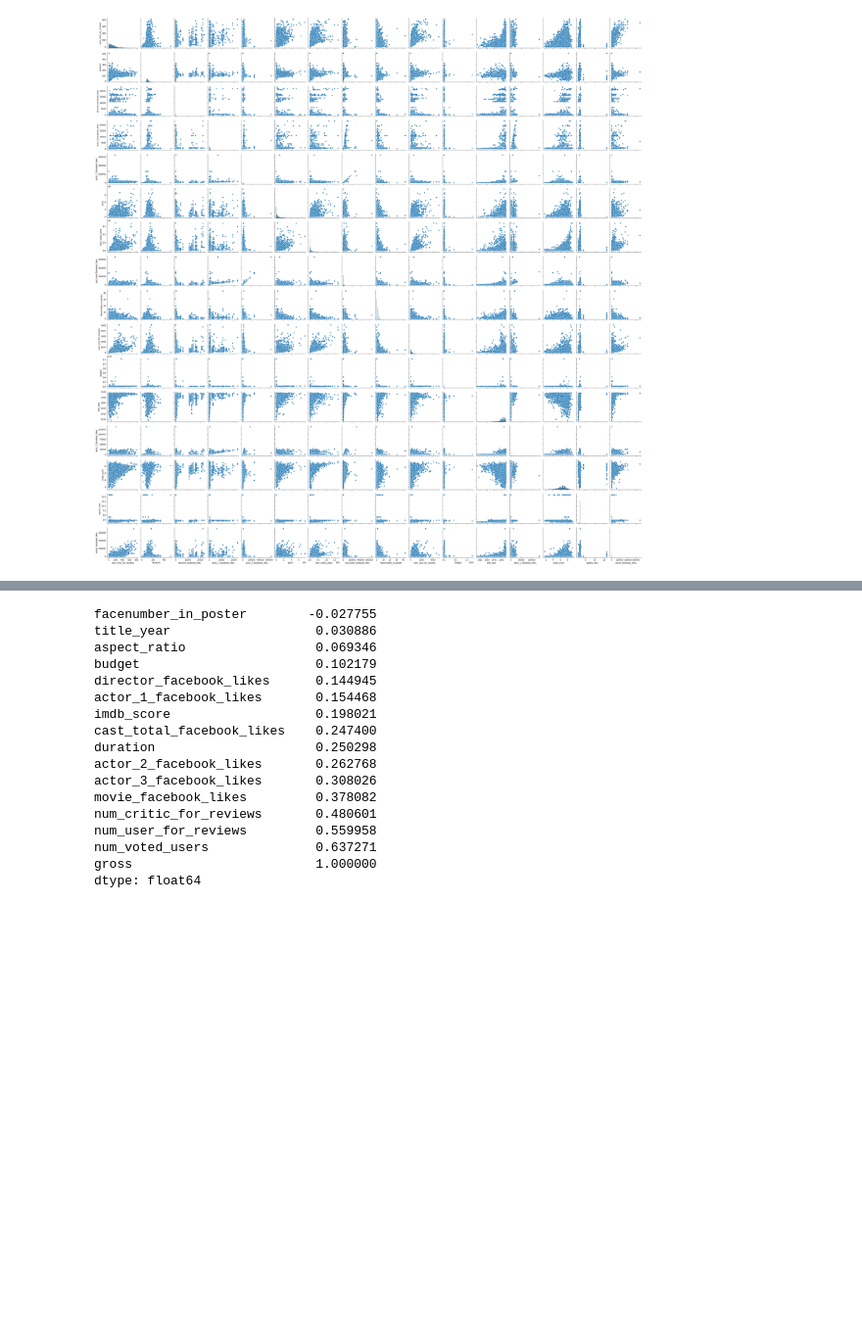
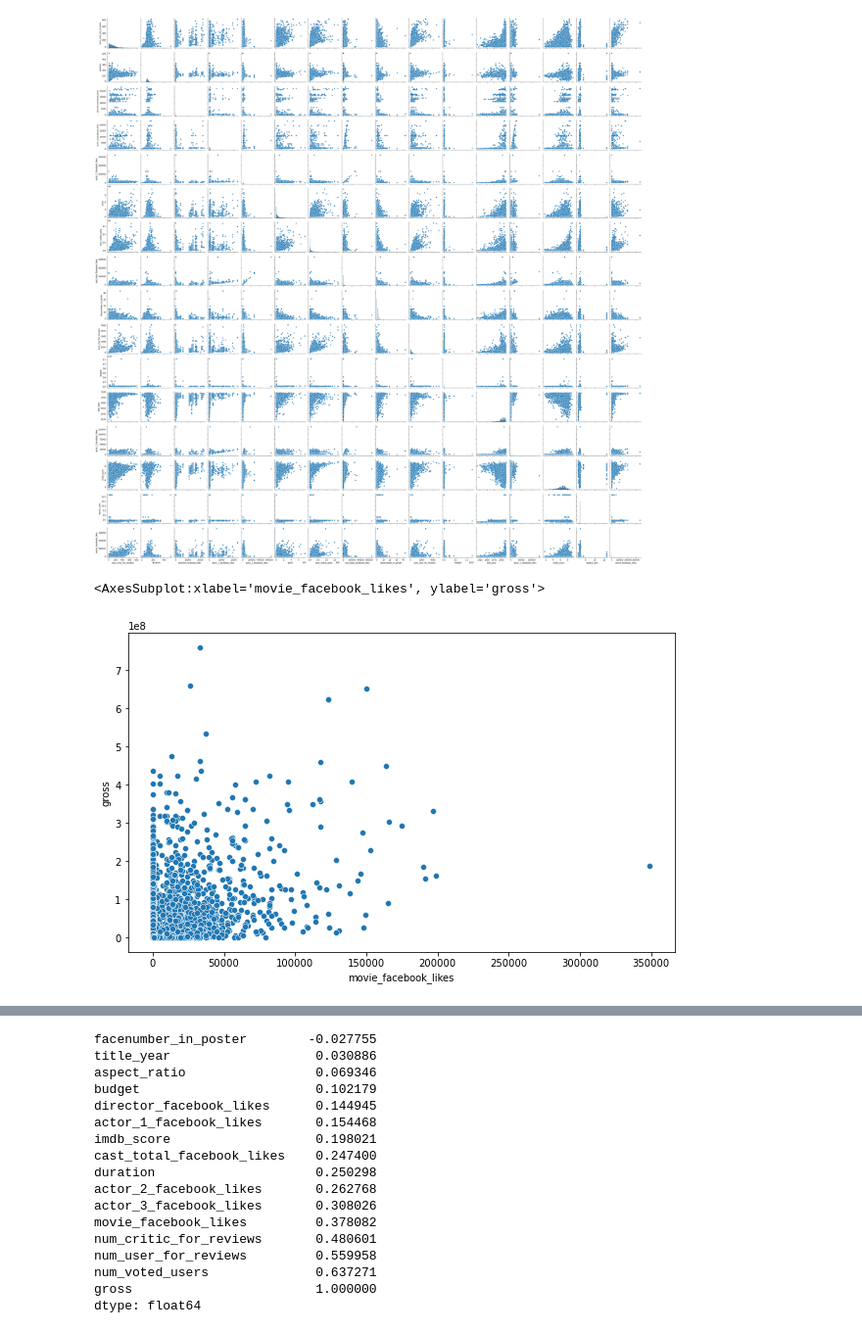
Before and after one commit to kennyeon/Too-Pullz-Project, a Jupyter notebook: Project Code Template.ipynb, the cells around one changed output, grey strips where cells are left out. Shown at 98% size. Cells and saved outputs as stored; diff of their text form; code cells hidden in the pictures; blank space fills up the shorter version.

```diff
--- a/Project Code Template.ipynb
+++ b/Project Code Template.ipynb
@@ -124,3 +124,10 @@ sns.pairplot(movies)
 # %% [output]
 <seaborn.axisgrid.PairGrid at 0x...>
 [figure]
+# %%
+# movie_facebook_likes vs. gross
+plt.rcParams["figure.figsize"] = (10,6)
+sns.scatterplot(x ='movie_facebook_likes',y = 'gross',data = movies)
+# %% [output]
+<AxesSubplot:xlabel='movie_facebook_likes', ylabel='gross'>
+[figure, added]
```
Also changed, not shown: parts of 14 cells of this notebook.
